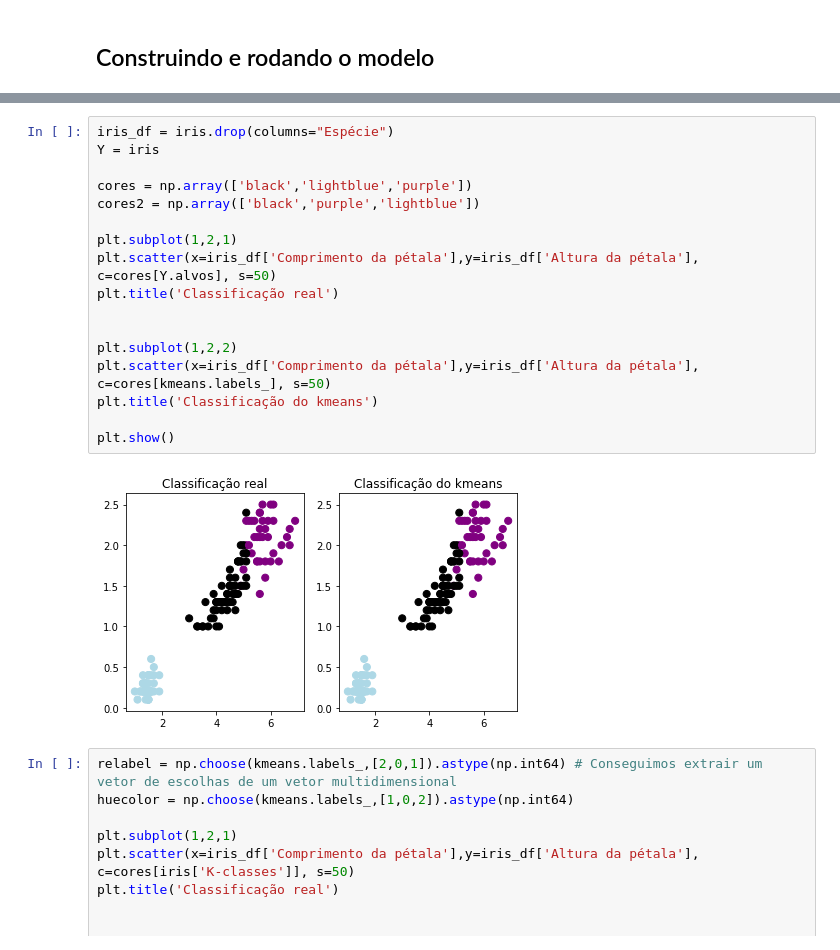
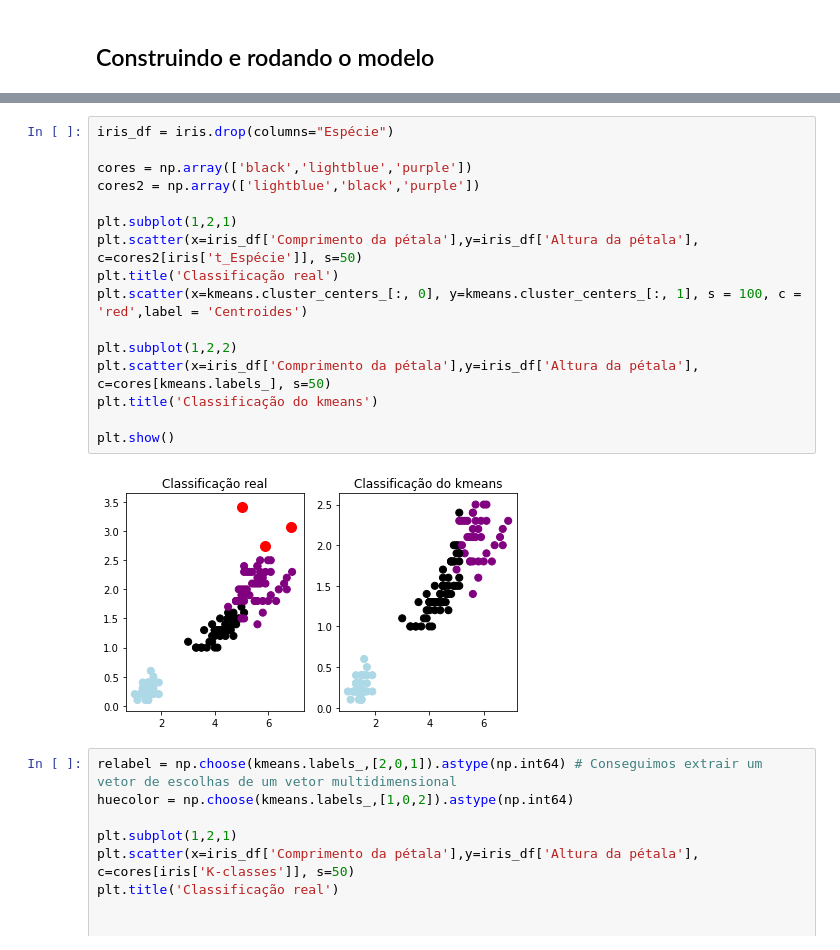
Before and after one commit to LeonardoFerrari/Python_games, a Jupyter notebook: _k_means_.ipynb, the cells around one changed output, grey strips where cells are left out. Saved outputs shown, nothing was run; the diff lists cells and outputs as text.

```diff
--- a/_k_means_.ipynb
+++ b/_k_means_.ipynb
@@ -111,23 +113,22 @@ plt.show()
 [figure]
 # %%
 iris_df = iris.drop(columns="Espécie")
-Y = iris
 
 cores = np.array(['black','lightblue','purple'])
-cores2 = np.array(['black','purple','lightblue'])
+cores2 = np.array(['lightblue','black','purple'])
 
 plt.subplot(1,2,1)
-plt.scatter(x=iris_df['Comprimento da pétala'],y=iris_df['Altura da pétala'], c=cores[Y.alvos], s=50)
+plt.scatter(x=iris_df['Comprimento da pétala'],y=iris_df['Altura da pétala'], c=cores2[iris['t_Espécie']], s=50)
 plt.title('Classificação real')
-
+plt.scatter(x=kmeans.cluster_centers_[:, 0], y=kmeans.cluster_centers_[:, 1], s = 100, c = 'red',label = 'Centroides')
 
 plt.subplot(1,2,2)
 plt.scatter(x=iris_df['Comprimento da pétala'],y=iris_df['Altura da pétala'], c=cores[kmeans.labels_], s=50)
 plt.title('Classificação do kmeans')
 
 plt.show()
 # %% [output]
-[figure, old version]
+[figure, new version]
 # %%
 relabel = np.choose(kmeans.labels_,[2,0,1]).astype(np.int64) # Conseguimos extrair um vetor de escolhas de um vetor multidimensional
 huecolor = np.choose(kmeans.labels_,[1,0,2]).astype(np.int64)
```
Also changed, not shown: parts of 5 cells of this notebook.
